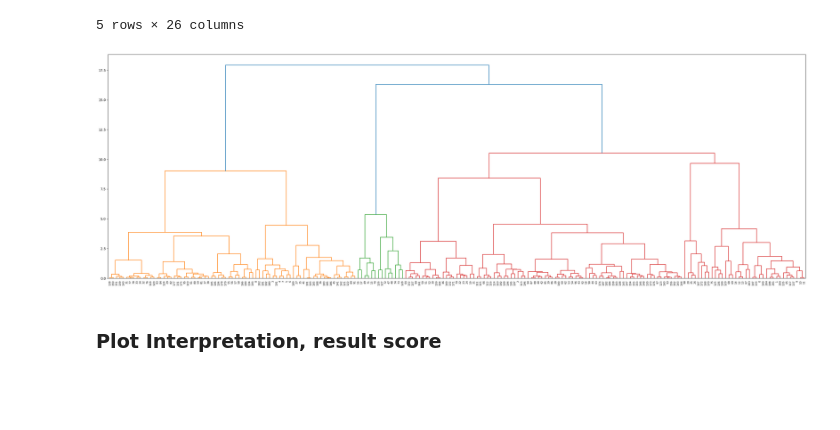
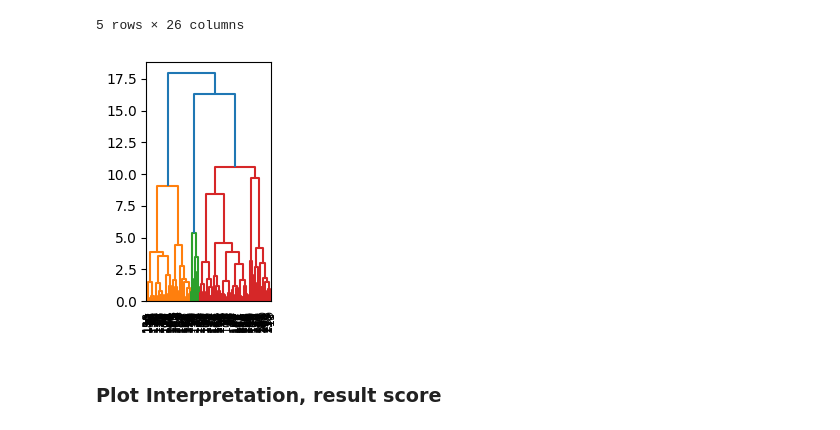
Before and after one commit to zivmax/cs182-proj, a Jupyter notebook: main.ipynb, the cells around one changed output. Cells and saved outputs as stored; diff of their text form; code cells hidden in the pictures; blank space fills up the shorter version.

```diff
--- a/main.ipynb
+++ b/main.ipynb
@@ -375,18 +375,18 @@ factor_result.head()
 # %%
 # hierarchical clustering
 from scipy.cluster import hierarchy
 Z = hierarchy.linkage(factor_result[['n_factor_type', 'n_price', 'n_carbody']],
                      method='ward', metric='euclidean')
 
-mp.figure(figsize=(40, 10))
+mp.figure(figsize=(6, 9))
 hierarchy.dendrogram(Z, labels=factor_result.index,
     leaf_rotation=90,
     leaf_font_size=8,
     show_leaf_counts=False)
 mp.tight_layout()
 mp.show()
 # %% [output]
-[figure, old version]
+[figure, new version]
 # %% [markdown]
 ### Plot Interpretation, result score
 # %%
```
